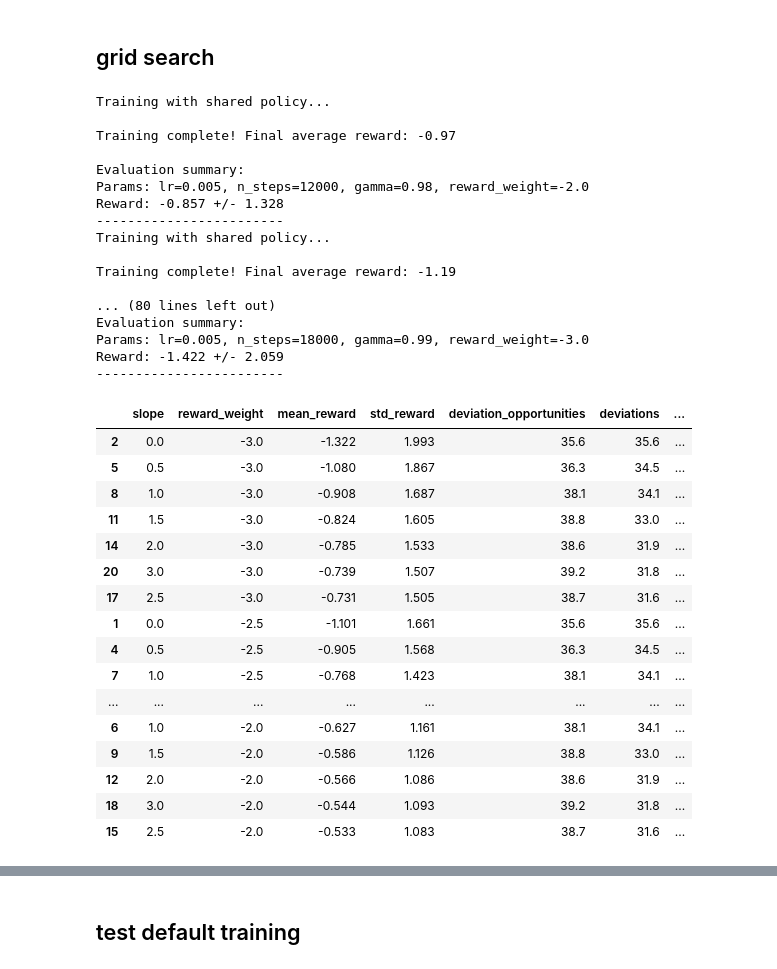
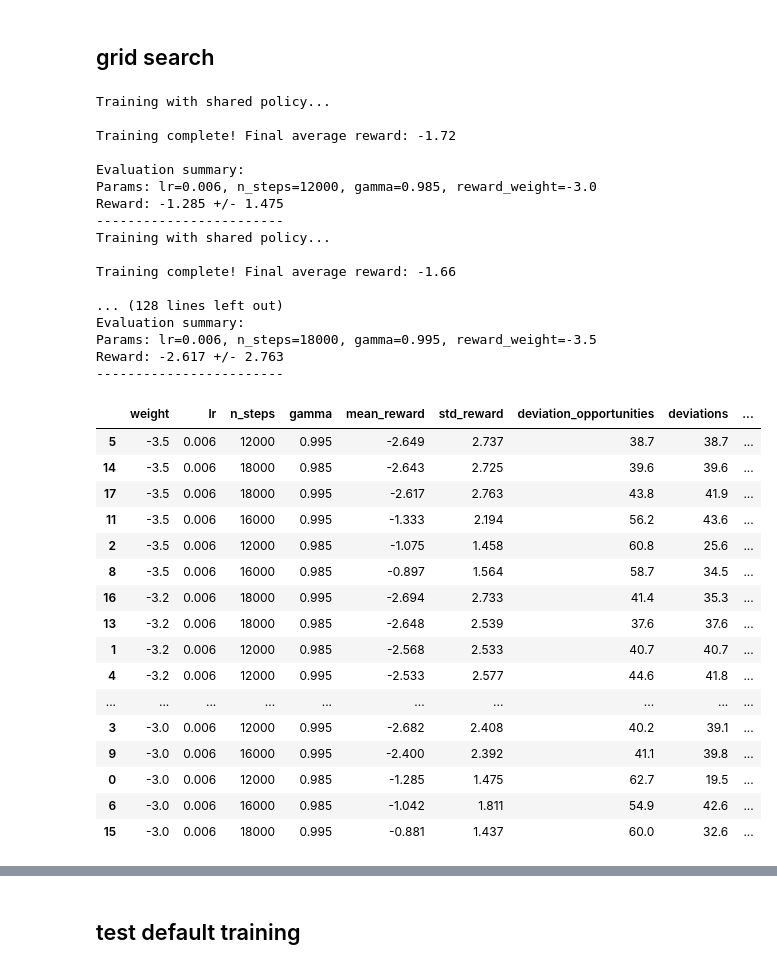
Before and after one commit to joerovar/flex-bus-sim, a Jupyter notebook: train.ipynb, the cells around one changed output, grey strips where cells are left out. Drawn from its saved outputs; the diff is of its cells as text; code cells hidden in the pictures.

```diff
--- a/train.ipynb
+++ b/train.ipynb
@@ -88,49 +73,49 @@ slope_df = pd.DataFrame(slope_results)
 from training_claude import grid_search_dqn
 # %%
 grid_search_results = grid_search_dqn(
-    lr_values=[5e-3], # learning rate
-    n_steps_values=[12_000,18_000], # timesteps
-    gamma_values=[0.98, 0.99], # discount factor
-    reward_weights=[-2.0, -2.5, -3.0], # reward weights
+    lr_values=[6e-3], # learning rate
+    n_steps_values=[12_000, 16_000, 18_000], # timesteps
+    gamma_values=[0.985, 0.995], # discount factor
+    reward_weights = [-3.0, -3.2, -3.5], # reward weights
     verbose=True
 )
 # %% [output]
 Training with shared policy...
 
-Training complete! Final average reward: -0.97
+Training complete! Final average reward: -1.72
 
 Evaluation summary:
-Params: lr=0.005, n_steps=12000, gamma=0.98, reward_weight=-2.0
-Reward: -0.857 +/- 1.328
+Params: lr=0.006, n_steps=12000, gamma=0.985, reward_weight=-3.0
+Reward: -1.285 +/- 1.475
 ------------------------
 Training with shared policy...
 
-Training complete! Final average reward: -1.19
+Training complete! Final average reward: -1.66
 
-... (80 lines left out)
+... (128 lines left out)
 Evaluation summary:
-Params: lr=0.005, n_steps=18000, gamma=0.99, reward_weight=-3.0
-Reward: -1.422 +/- 2.059
+Params: lr=0.006, n_steps=18000, gamma=0.995, reward_weight=-3.5
+Reward: -2.617 +/- 2.763
 ------------------------
 # %%
 grid_search_df = pd.DataFrame(grid_search_results)
 # %%
-slope_df.sort_values(by=['reward_weight','mean_reward'])
+grid_search_df.sort_values(by=['weight', 'mean_reward'])
 # %% [output]
-|  | slope | reward_weight | mean_reward | std_reward | deviation_opportunities | deviations | ... |
-| 2 | 0.0 | -3.0 | -1.322 | 1.993 | 35.6 | 35.6 | ... |
-| 5 | 0.5 | -3.0 | -1.080 | 1.867 | 36.3 | 34.5 | ... |
-| 8 | 1.0 | -3.0 | -0.908 | 1.687 | 38.1 | 34.1 | ... |
-| 11 | 1.5 | -3.0 | -0.824 | 1.605 | 38.8 | 33.0 | ... |
-| 14 | 2.0 | -3.0 | -0.785 | 1.533 | 38.6 | 31.9 | ... |
-| 20 | 3.0 | -3.0 | -0.739 | 1.507 | 39.2 | 31.8 | ... |
-| 17 | 2.5 | -3.0 | -0.731 | 1.505 | 38.7 | 31.6 | ... |
-| 1 | 0.0 | -2.5 | -1.101 | 1.661 | 35.6 | 35.6 | ... |
-| 4 | 0.5 | -2.5 | -0.905 | 1.568 | 36.3 | 34.5 | ... |
-| 7 | 1.0 | -2.5 | -0.768 | 1.423 | 38.1 | 34.1 | ... |
-| ... | ... | ... | ... | ... | ... | ... | ... |
-| 6 | 1.0 | -2.0 | -0.627 | 1.161 | 38.1 | 34.1 | ... |
-| 9 | 1.5 | -2.0 | -0.586 | 1.126 | 38.8 | 33.0 | ... |
-| 12 | 2.0 | -2.0 | -0.566 | 1.086 | 38.6 | 31.9 | ... |
-| 18 | 3.0 | -2.0 | -0.544 | 1.093 | 39.2 | 31.8 | ... |
-| 15 | 2.5 | -2.0 | -0.533 | 1.083 | 38.7 | 31.6 | ... |
+|  | weight | lr | n_steps | gamma | mean_reward | std_reward | deviation_opportunities | deviations | ... |
+| 5 | -3.5 | 0.006 | 12000 | 0.995 | -2.649 | 2.737 | 38.7 | 38.7 | ... |
+| 14 | -3.5 | 0.006 | 18000 | 0.985 | -2.643 | 2.725 | 39.6 | 39.6 | ... |
+| 17 | -3.5 | 0.006 | 18000 | 0.995 | -2.617 | 2.763 | 43.8 | 41.9 | ... |
+| 11 | -3.5 | 0.006 | 16000 | 0.995 | -1.333 | 2.194 | 56.2 | 43.6 | ... |
+| 2 | -3.5 | 0.006 | 12000 | 0.985 | -1.075 | 1.458 | 60.8 | 25.6 | ... |
+| 8 | -3.5 | 0.006 | 16000 | 0.985 | -0.897 | 1.564 | 58.7 | 34.5 | ... |
+| 16 | -3.2 | 0.006 | 18000 | 0.995 | -2.694 | 2.733 | 41.4 | 35.3 | ... |
+| 13 | -3.2 | 0.006 | 18000 | 0.985 | -2.648 | 2.539 | 37.6 | 37.6 | ... |
+| 1 | -3.2 | 0.006 | 12000 | 0.985 | -2.568 | 2.533 | 40.7 | 40.7 | ... |
+| 4 | -3.2 | 0.006 | 12000 | 0.995 | -2.533 | 2.577 | 44.6 | 41.8 | ... |
+| ... | ... | ... | ... | ... | ... | ... | ... | ... | ... |
+| 3 | -3.0 | 0.006 | 12000 | 0.995 | -2.682 | 2.408 | 40.2 | 39.1 | ... |
+| 9 | -3.0 | 0.006 | 16000 | 0.995 | -2.400 | 2.392 | 41.1 | 39.8 | ... |
+| 0 | -3.0 | 0.006 | 12000 | 0.985 | -1.285 | 1.475 | 62.7 | 19.5 | ... |
+| 6 | -3.0 | 0.006 | 16000 | 0.985 | -1.042 | 1.811 | 54.9 | 42.6 | ... |
+| 15 | -3.0 | 0.006 | 18000 | 0.995 | -0.881 | 1.437 | 60.0 | 32.6 | ... |
```
Also changed, not shown: parts of 4 cells of this notebook, 20 other files.
